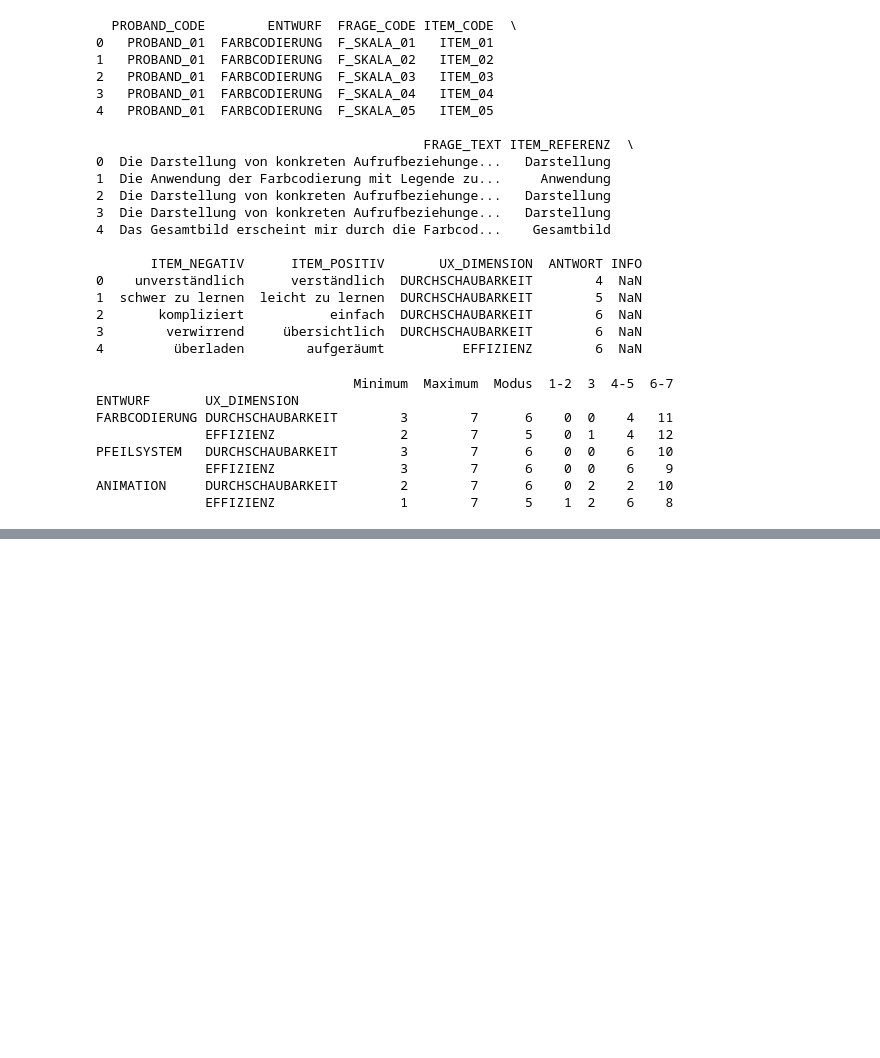
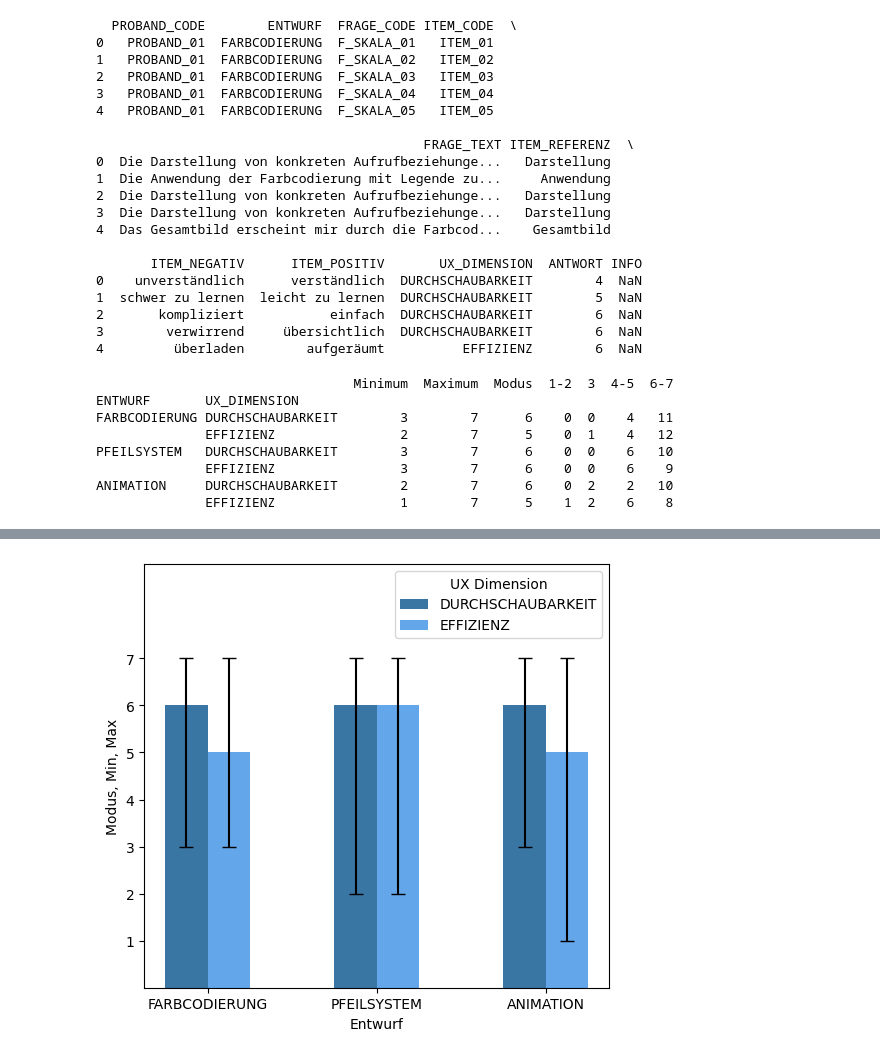
Before and after one commit to dangelic/masterthesis_descriptive_stats, a Jupyter notebook: deskriptive_statistik.ipynb, the cells around one changed output, grey strips where cells are left out. Saved outputs shown, nothing was run; the diff lists cells and outputs as text; code cells hidden in the pictures; blank space fills up the shorter version.

```diff
--- a/deskriptive_statistik.ipynb
+++ b/deskriptive_statistik.ipynb
@@ -156,0 +155,5 @@ SyntaxError: expected ':' (3520231222.py, line 1)
+# %%
+plot_mode_min_max(result_df)
+df_iteration_1.head()
+# %% [output]
+[figure, added]
```
Also changed, not shown: parts of 3 cells of this notebook.
